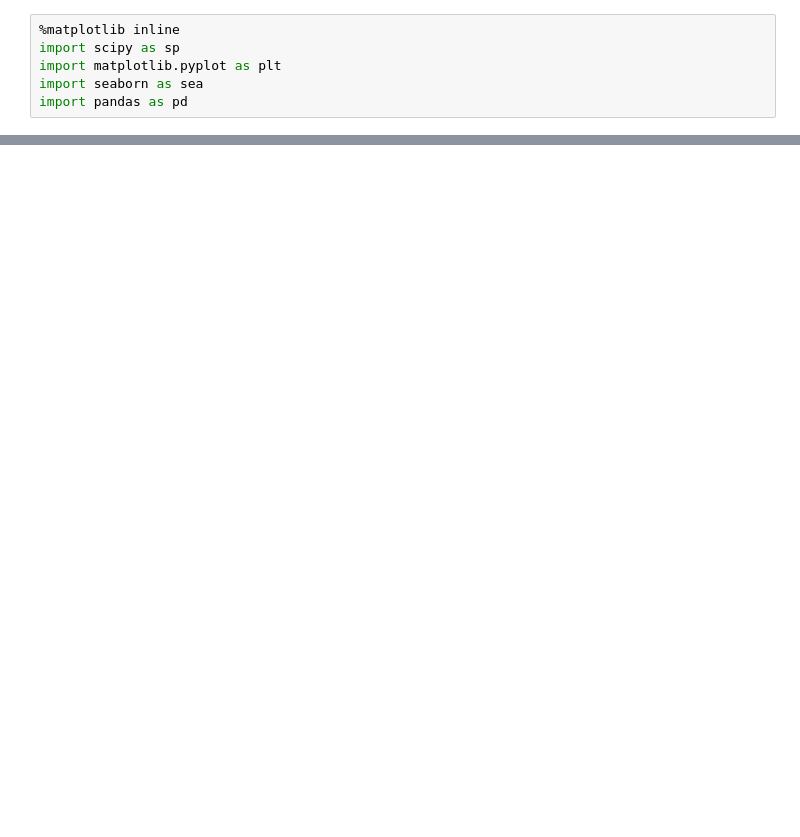
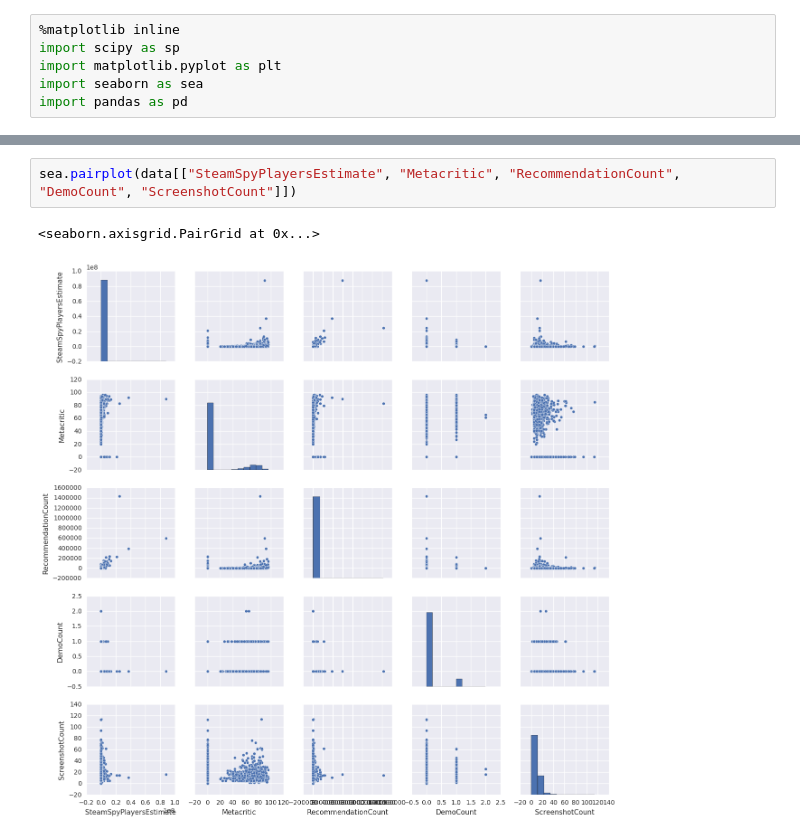
Before and after one commit to CraigKelly/steam-data, a Jupyter notebook: analysis/Exploring.ipynb, the cells around one changed output, grey strips where cells are left out. Cells and saved outputs as stored; diff of their text form; blank space fills up the shorter version.

```diff
--- a/analysis/Exploring.ipynb
+++ b/analysis/Exploring.ipynb
@@ -31,0 +64,5 @@ Name: RequiredAge, dtype: float64
+# %%
+sea.pairplot(data[["SteamSpyPlayersEstimate", "Metacritic", "RecommendationCount", "DemoCount", "ScreenshotCount"]])
+# %% [output]
+<seaborn.axisgrid.PairGrid at 0x...>
+[figure, added]
```
Also changed, not shown: parts of 3 cells of this notebook.
